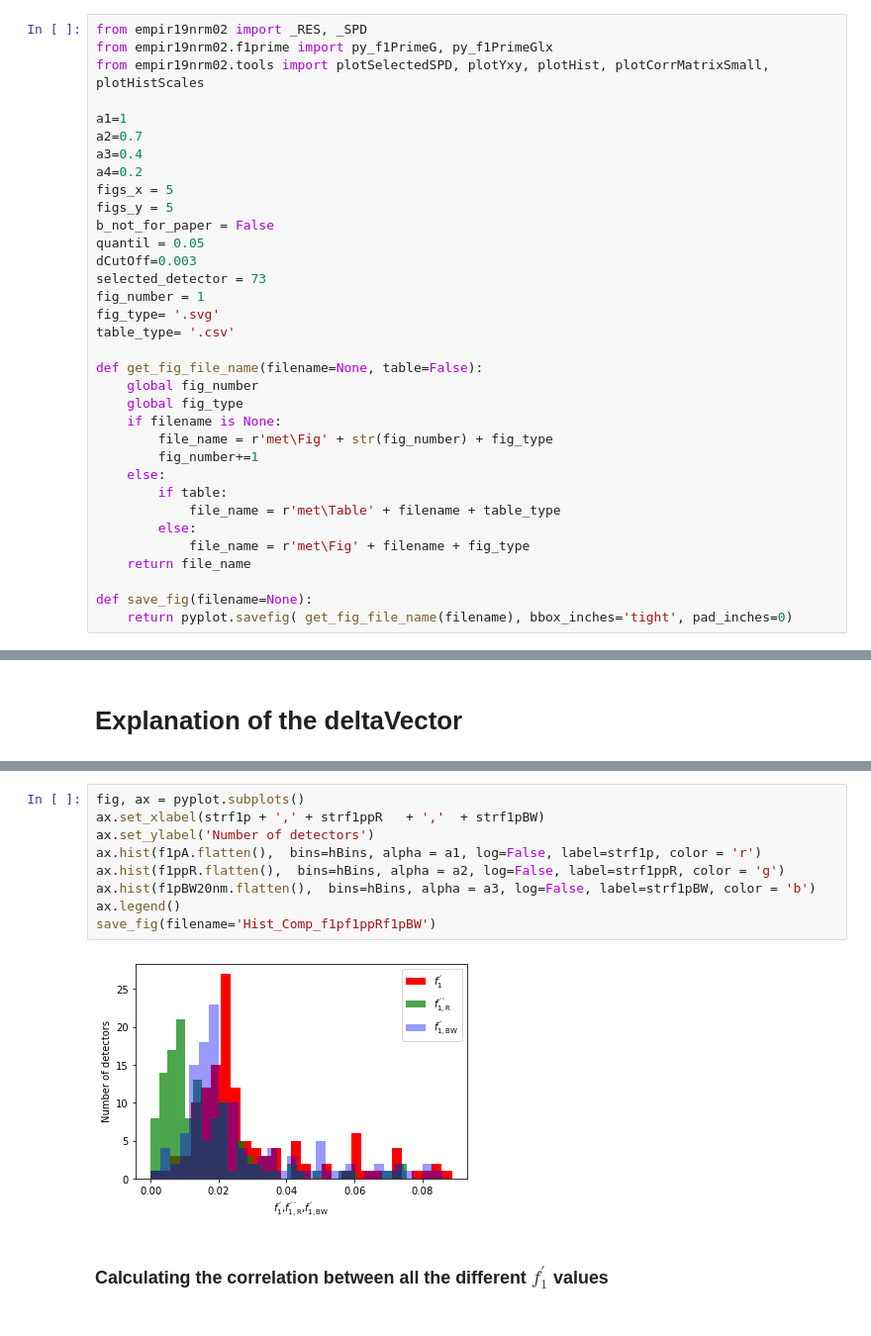
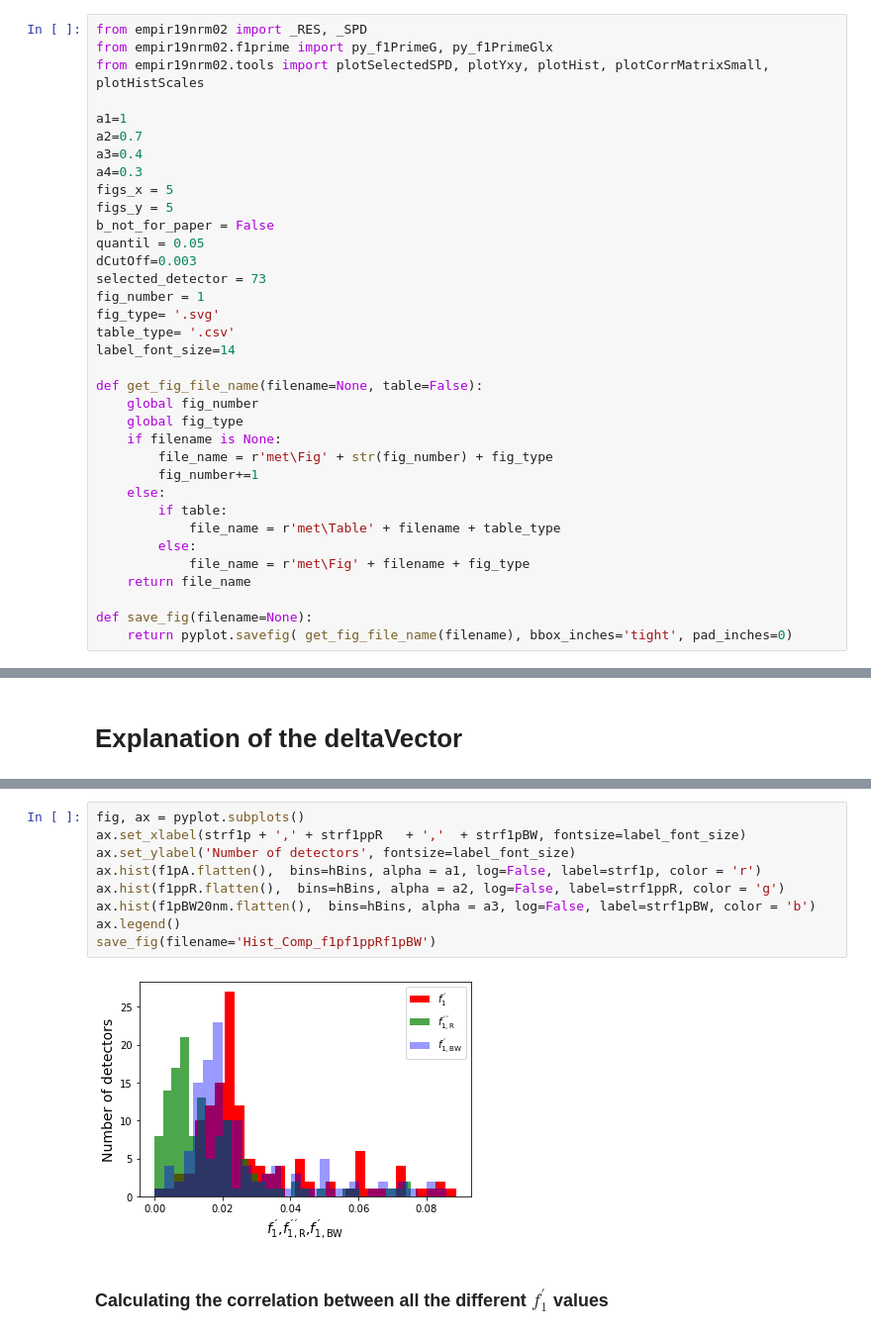
Before and after one commit to empir19nrm02/empir19nrm02, a Jupyter notebook: empir19nrm02/Jupyter/f1PrimeDetectorMet.ipynb, the cells around one changed output, grey strips where cells are left out. Shown at 99% size. Cells and saved outputs as stored; diff of their text form.

```diff
--- a/empir19nrm02/Jupyter/f1PrimeDetectorMet.ipynb
+++ b/empir19nrm02/Jupyter/f1PrimeDetectorMet.ipynb
@@ -42,7 +42,7 @@ from empir19nrm02.tools import plotSelectedSPD, plotYxy, plotHist, plotCorrMatri
 a1=1
 a2=0.7
 a3=0.4
-a4=0.2
+a4=0.3
 figs_x = 5
 figs_y = 5
 b_not_for_paper = False
@@ -52,6 +52,7 @@ selected_detector = 73
 fig_number = 1
 fig_type= '.svg'
 table_type= '.csv'
+label_font_size=14
 
 def get_fig_file_name(filename=None, table=False):
     global fig_number
@@ -519,14 +534,14 @@ save_fig(filename='Hist_Comp_f1pf1pEf1pLEDf1pMin')
 # %%
 fig, ax = pyplot.subplots()
-ax.set_xlabel(strf1p + ',' + strf1ppR   + ','  + strf1pBW)
-ax.set_ylabel('Number of detectors')
+ax.set_xlabel(strf1p + ',' + strf1ppR   + ','  + strf1pBW, fontsize=label_font_size)
+ax.set_ylabel('Number of detectors', fontsize=label_font_size)
 ax.hist(f1pA.flatten(),  bins=hBins, alpha = a1, log=False, label=strf1p, color = 'r')
 ax.hist(f1ppR.flatten(),  bins=hBins, alpha = a2, log=False, label=strf1ppR, color = 'g')
 ax.hist(f1pBW20nm.flatten(),  bins=hBins, alpha = a3, log=False, label=strf1pBW, color = 'b')
 ax.legend()
 save_fig(filename='Hist_Comp_f1pf1ppRf1pBW')
 # %% [output]
-[figure, old version]
+[figure, new version]
 # %% [markdown]
 ### Calculating the correlation between all the different $f_{1}^{'}$ values
 # %%
```
Also changed, not shown: parts of 70 cells of this notebook, 3 other files.
